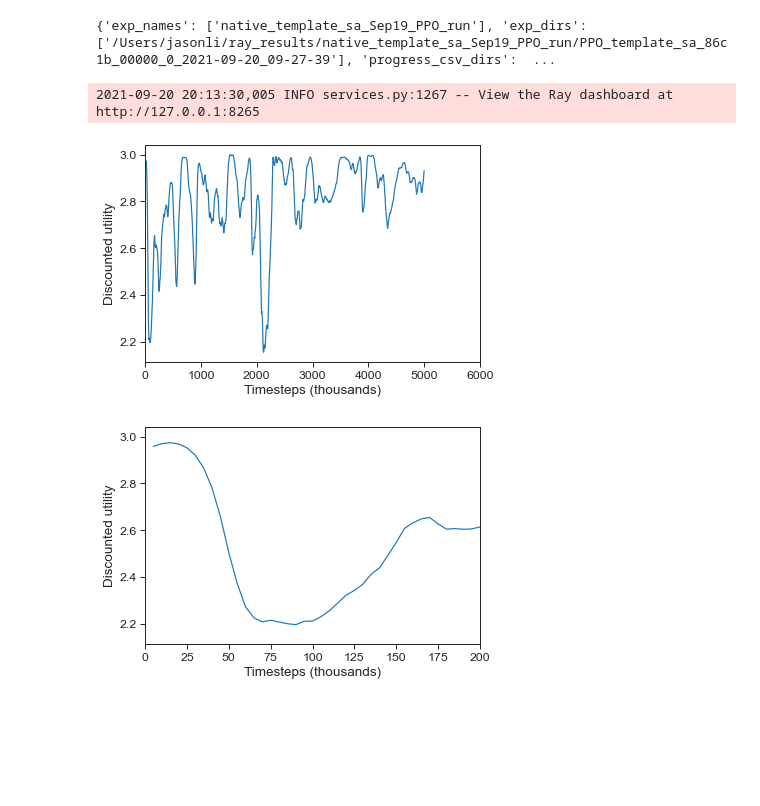
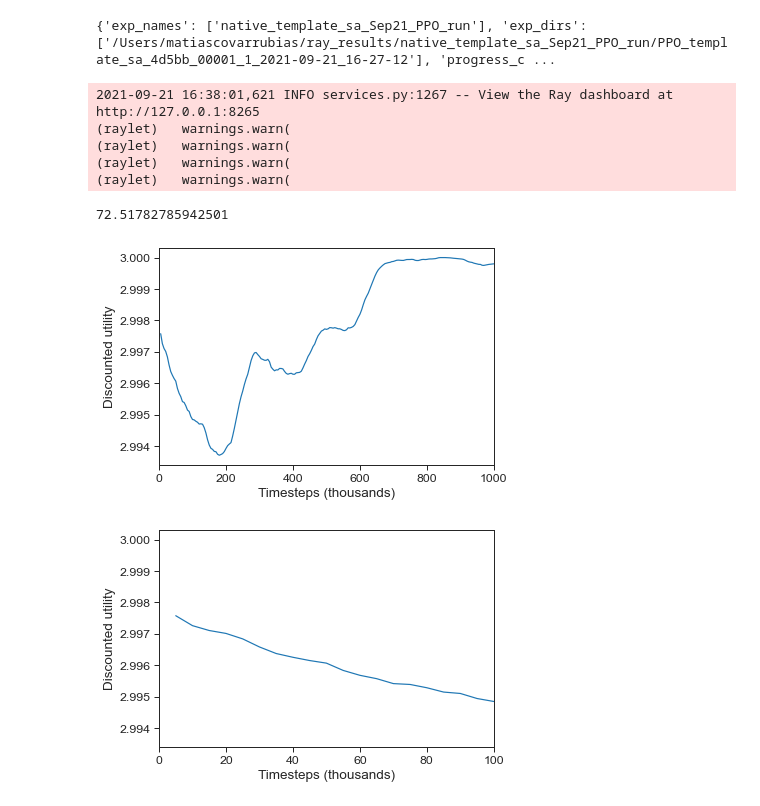
Before and after one commit to marketsAI/marketsAI, a Jupyter notebook: marketsai/economies/template_single_agent/analysis_template.ipynb, the cells around one changed output. Cells and saved outputs as stored; diff of their text form; code cells hidden in the pictures; blank space fills up the shorter version.

```diff
--- a/marketsai/economies/template_single_agent/analysis_template.ipynb
+++ b/marketsai/economies/template_single_agent/analysis_template.ipynb
@@ -23,27 +23,27 @@ non-resource variables are not supported in the long term
 FOR_PUBLIC = True  # for publication
 SAVE_CSV = False  # save learning CSV
 PLOT_PROGRESS = True  # create plot with progress
-SIMUL_PERIODS = 5000
+SIMUL_PERIODS = 10000
 # Input Directories
 # Rl experiment
 """ CHANGE HERE """
-INPUT_PATH_EXPERS = "/Users/jasonli/Dropbox/RL_macro/Experiments/expINFO_native_template_sa_Sep19_PPO_run.json"
+INPUT_PATH_EXPERS = "/Users/matiascovarrubias/Dropbox/RL_macro/Experiments/expINFO_native_template_sa_Sep21_PPO_run.json"
 # GDSGE policy
 dir_policy_folder = (
-    "/Users/jasonli/Dropbox/RL_macro/Econ_algos/rbc_savings/Results/"
+    "/Users/matiascovarrubias/Dropbox/RL_macro/Econ_algos/rbc_savings/Results/"
 )
 
 # Output Directories
 if FOR_PUBLIC:
-    OUTPUT_PATH_EXPERS = "/Users/jasonli/Dropbox/RL_macro/Experiments/"
-    OUTPUT_PATH_FIGURES = "/Users/jasonli/Dropbox/RL_macro/Documents/Figures/"
-    OUTPUT_PATH_TABLES = "/Users/jasonli/Dropbox/RL_macro/Documents/Tables/"
+    OUTPUT_PATH_EXPERS = "/Users/matiascovarrubias/Dropbox/RL_macro/Experiments/"
+    OUTPUT_PATH_FIGURES = "/Users/matiascovarrubias/Dropbox/RL_macro/Documents/Figures/"
+    OUTPUT_PATH_TABLES = "/Users/matiascovarrubias/Dropbox/RL_macro/Documents/Tables/"
 else:
-    OUTPUT_PATH_EXPERS = "/Users/jasonli/Dropbox/RL_macro/Experiments/ALL/"
+    OUTPUT_PATH_EXPERS = "/Users/matiascovarrubias/Dropbox/RL_macro/Experiments/ALL/"
     OUTPUT_PATH_FIGURES = (
-        "/Users/jasonli/Dropbox/RL_macro/Documents/Figures/ALL/"
+        "/Users/matiascovarrubias/Dropbox/RL_macro/Documents/Figures/ALL/"
     )
-    OUTPUT_PATH_TABLES = "/Users/jasonli/Dropbox/RL_macro/Documents/Tables/ALL/"
+    OUTPUT_PATH_TABLES = "/Users/matiascovarrubias/Dropbox/RL_macro/Documents/Tables/ALL/"
 
 
 # Plot options
@@ -94,8 +94,12 @@ def process_rewards(r, BETA):
 env_label = "template_sa"
 register_env(env_label, TemplateSA)
 # %% [output]
-{'exp_names': ['native_template_sa_Sep19_PPO_run'], 'exp_dirs': ['/Users/jasonli/ray_results/native_template_sa_Sep19_PPO_run/PPO_template_sa_86c1b_00000_0_2021-09-20_09-27-39'], 'progress_csv_dirs':  ...
+{'exp_names': ['native_template_sa_Sep21_PPO_run'], 'exp_dirs': ['/Users/matiascovarrubias/ray_results/native_template_sa_Sep21_PPO_run/PPO_template_sa_4d5bb_00001_1_2021-09-21_16-27-12'], 'progress_c ...
-2021-09-20 20:13:30,005 INFO services.py:1267 -- View the Ray dashboard at http://127.0.0.1:8265
+2021-09-21 16:38:01,621 INFO services.py:1267 -- View the Ray dashboard at http://127.0.0.1:8265
+(raylet)   warnings.warn(
+(raylet)   warnings.warn(
+(raylet)   warnings.warn(
+(raylet)   warnings.warn(
 # %%
 """ Step 1: Plot progress during learning run """
 
@@ -106,55 +110,48 @@ if PLOT_PROGRESS == True:
     max_rewards = abs(data_progress_df[
         "evaluation/custom_metrics/discounted_rewards_mean"
     ].max())
-    print()
+    print(max_rewards)
     exp_data_simul_dict["max rewards"].append(max_rewards)
     exp_data_simul_dict["time to peak"].append(0)
     exp_data_analysis_dict["max rewards"].append(max_rewards)
     exp_data_analysis_dict["time to peak"].append(0)
     data_progress_df["evaluation/custom_metrics/discounted_rewards_mean"] = data_progress_df["evaluation/custom_metrics/discounted_rewards_mean"] / max_rewards + 2
 
     learning_plot_big = sn.lineplot(
         data=data_progress_df,
         y="evaluation/custom_metrics/discounted_rewards_mean",
         x="episodes_total",
     )
 
 
     learning_plot_big = learning_plot_big.get_figure()
     plt.ylabel("Discounted utility")
     plt.xlabel("Timesteps (thousands)")
-    plt.xlim([0, 6000])
+    plt.xlim([0, 1000])
     learning_plot_big.savefig(OUTPUT_PATH_FIGURES + "progress_BIG_" + exp_names[-1] + ".png")
     plt.show()
     plt.close()
 
     # small plot
-    for i in range(len(exp_names)):
-        data_progress_df = pd.read_csv(progress_csv_dirs[0])
-        max_rewards = data_progress_df[
-            "evaluation/custom_metrics/discounted_rewards_mean"
-        ].max()
-        data_progress_df["evaluation/custom_metrics/discounted_rewards_mean"] = (
-            data_progress_df["evaluation/custom_metrics/discounted_rewards_mean"]
-            / abs(max_rewards) +2
-        )
-        learning_plot_small = sn.lineplot(
-            data=data_progress_df,
-            y="evaluation/custom_metrics/discounted_rewards_mean",
-            x="episodes_total",
-        )
+
+    learning_plot_small = sn.lineplot(
+        data=data_progress_df,
+        y="evaluation/custom_metrics/discounted_rewards_mean",
+        x="episodes_total",
+    )
 
 
     learning_plot_small = learning_plot_small.get_figure()
     plt.ylabel("Discounted utility")
     plt.xlabel("Timesteps (thousands)")
-    plt.xlim([0, 200])
+    plt.xlim([0, 100])
     learning_plot_small.savefig(OUTPUT_PATH_FIGURES + "progress_SMALL_" + exp_names[-1] + ".png")
     plt.show()
     plt.close()
 # %% [output]
+72.51782785942501
-[figure, old version]
+[figure, new version]
-[figure, old version]
+[figure, new version]
 # %%
 """ Step 2: Congif env, Restore RL policy and then simualte analysis trajectory """
 
```
Also changed, not shown: parts of 4 cells of this notebook, 4 other files.
